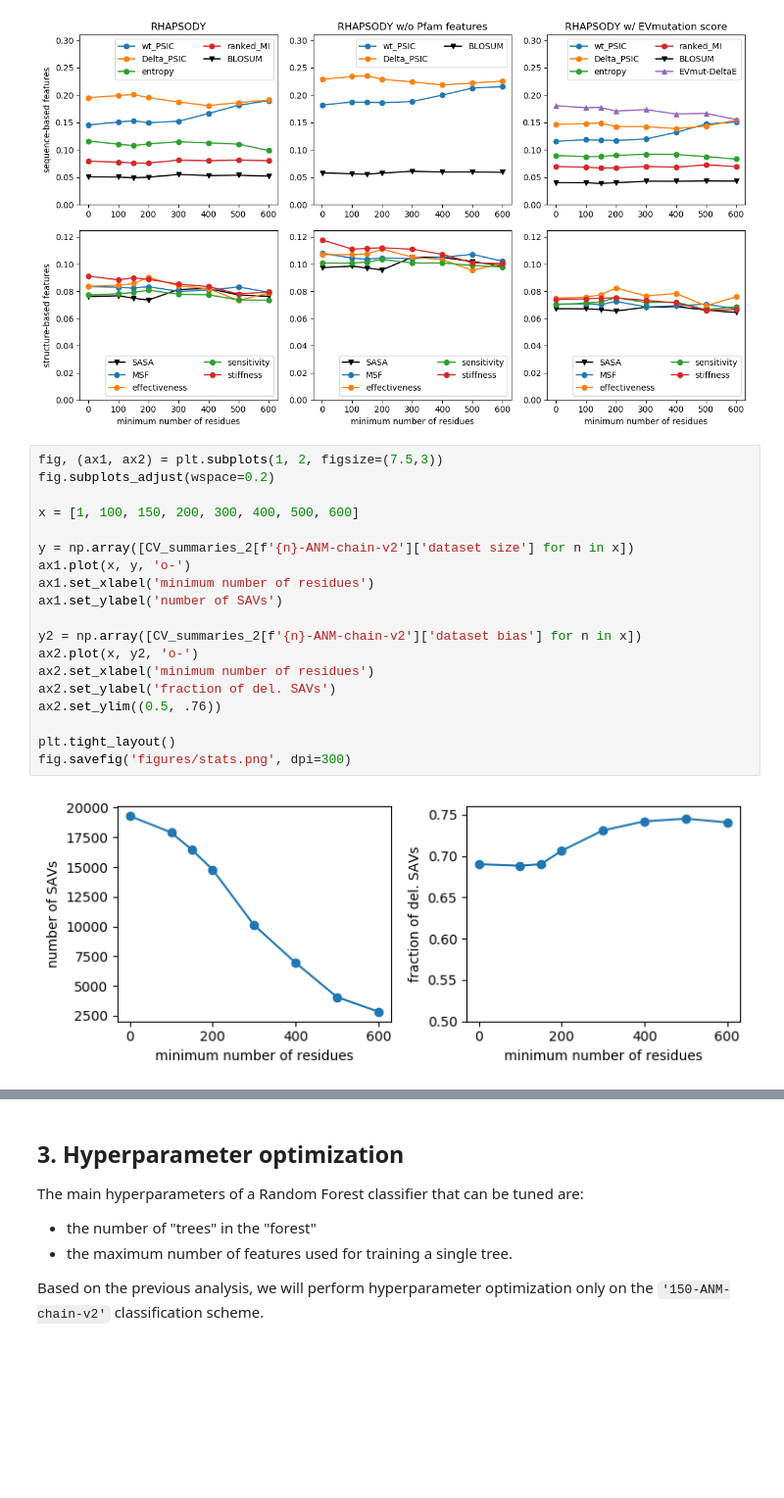
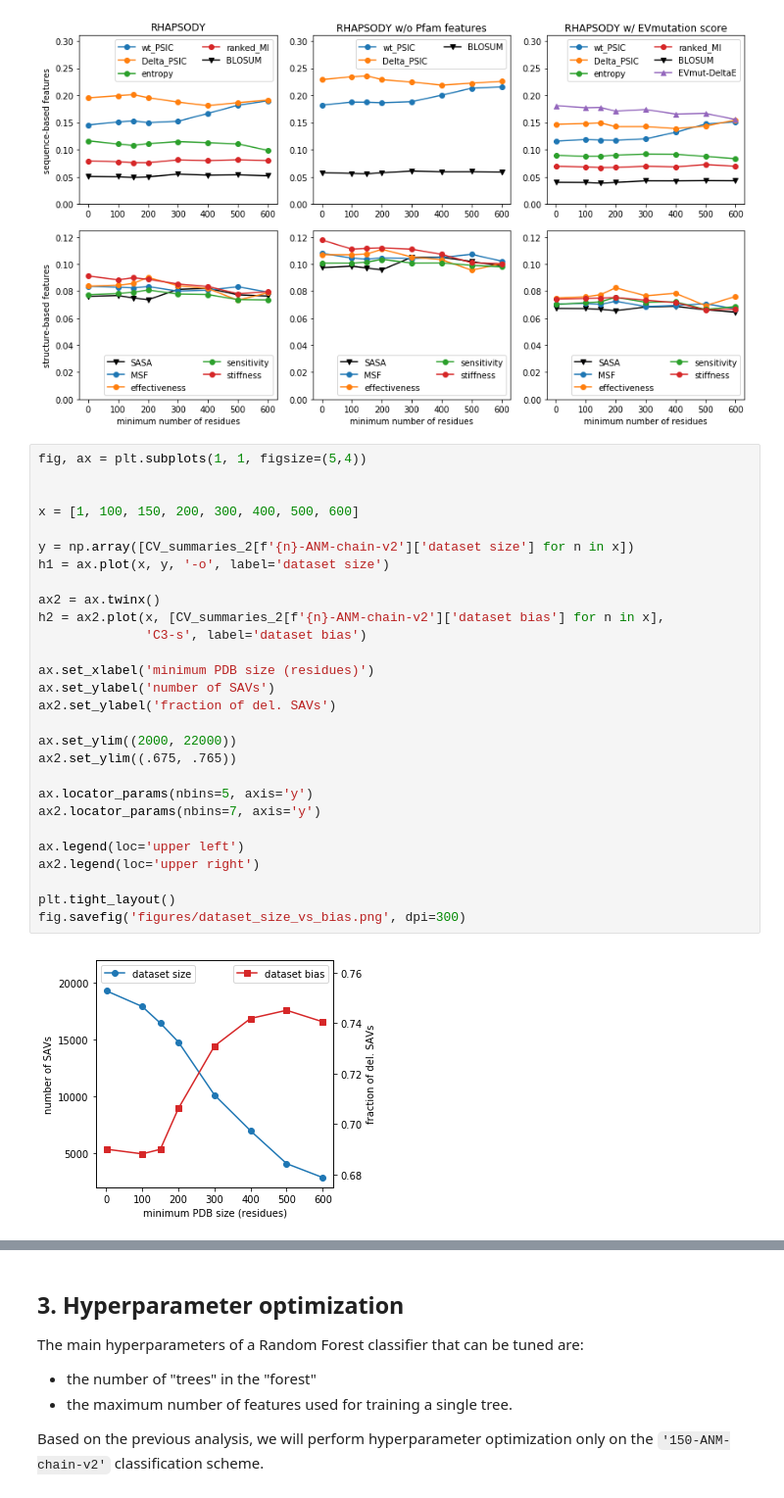
Before and after one commit to prody/rhapsody-tutorials, a Jupyter notebook: 01-RF_training/RF_optimization.ipynb, the cells around one changed output, grey strips where cells are left out. Shown at 98% size. Saved outputs shown, nothing was run; the diff lists cells and outputs as text; blank space fills up the shorter version.

```diff
--- a/01-RF_training/RF_optimization.ipynb
+++ b/01-RF_training/RF_optimization.ipynb
@@ -427,23 +404,32 @@ fig.savefig('figures/feat_imp_comparison.png', dpi=300)
 # %% [output]
 [figure]
 # %%
-fig, (ax1, ax2) = plt.subplots(1, 2, figsize=(7.5,3))
-fig.subplots_adjust(wspace=0.2)
+fig, ax = plt.subplots(1, 1, figsize=(5,4))
+
 
 x = [1, 100, 150, 200, 300, 400, 500, 600]
 
 y = np.array([CV_summaries_2[f'{n}-ANM-chain-v2']['dataset size'] for n in x])
-ax1.plot(x, y, 'o-')
-ax1.set_xlabel('minimum number of residues')
-ax1.set_ylabel('number of SAVs')
+h1 = ax.plot(x, y, '-o', label='dataset size')
 
-y2 = np.array([CV_summaries_2[f'{n}-ANM-chain-v2']['dataset bias'] for n in x])
-ax2.plot(x, y2, 'o-')
-ax2.set_xlabel('minimum number of residues')
+ax2 = ax.twinx()
+h2 = ax2.plot(x, [CV_summaries_2[f'{n}-ANM-chain-v2']['dataset bias'] for n in x],
+              'C3-s', label='dataset bias')
+
+ax.set_xlabel('minimum PDB size (residues)')
+ax.set_ylabel('number of SAVs')
 ax2.set_ylabel('fraction of del. SAVs')
-ax2.set_ylim((0.5, .76))
+
+ax.set_ylim((2000, 22000))
+ax2.set_ylim((.675, .765))
+
+ax.locator_params(nbins=5, axis='y')
+ax2.locator_params(nbins=7, axis='y')
+
+ax.legend(loc='upper left')
+ax2.legend(loc='upper right')
 
 plt.tight_layout()
-fig.savefig('figures/stats.png', dpi=300)
+fig.savefig('figures/dataset_size_vs_bias.png', dpi=300)
 # %% [output]
-[figure, old version]
+[figure, new version]
```
Also changed, not shown: parts of 7 cells of this notebook, 3 other files.
